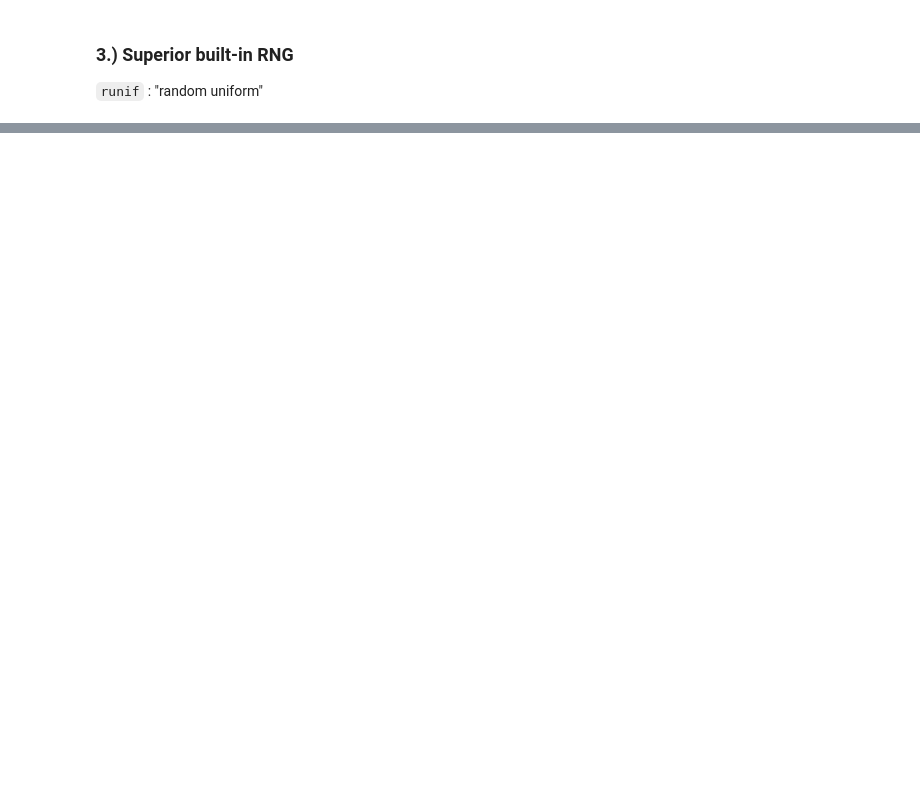
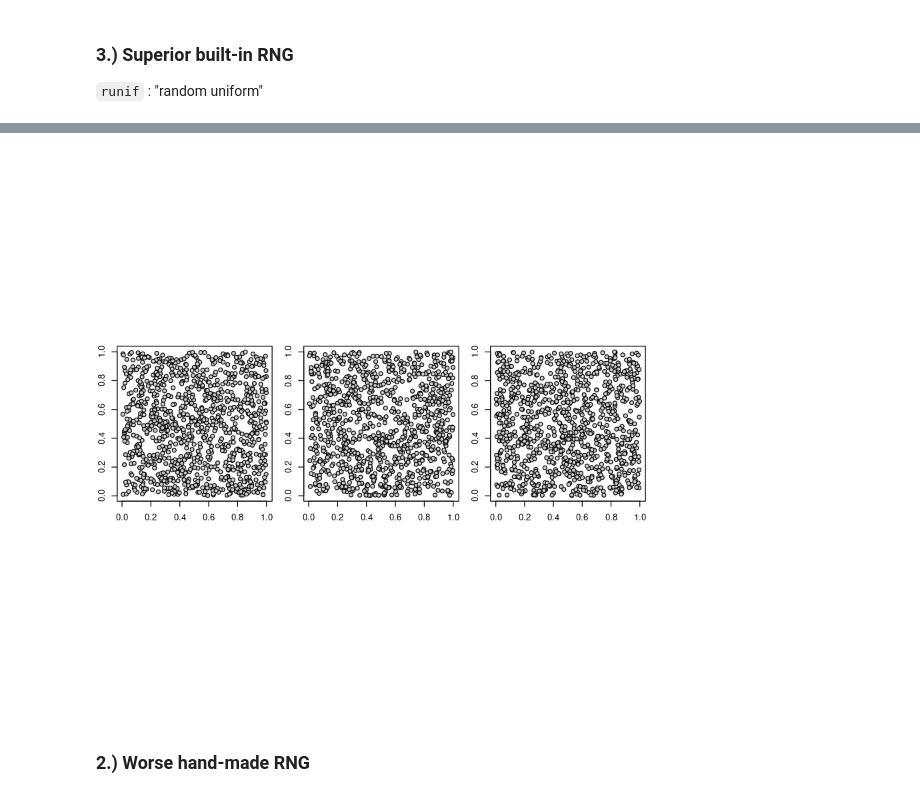
Before and after one commit to masterdesky/ELTE-data-mining-R-2020, a Jupyter notebook: presentation_2/braun_5.2_rng.ipynb, the cells around one changed output, grey strips where cells are left out. Drawn from its saved outputs; the diff is of its cells as text; code cells hidden in the pictures; blank space fills up the shorter version.

```diff
--- a/presentation_2/braun_5.2_rng.ipynb
+++ b/presentation_2/braun_5.2_rng.ipynb
@@ -86,0 +97,36 @@ plot(rn)
+# %%
+coords = function(N, D=3) {
+
+    c = replicate(n=N, exp=runif(D))
+
+    return(c)
+}
+# %%
+c = coords(1000)
+x = c[1,]
+y = c[2,]
+z = c[3,]
+# %%
+options(jupyter.plot_scale=0.8)
+layout(matrix(1:3, 1, 3, byrow = TRUE), respect = TRUE)
+par(omi=c(0,0,0,0), mar=c(2, 2, 1, 1))
+
+plot(x, y, type='n')
+points(x, y,
+       bg=gray(0.8), pch=21)
+
+plot(x, z, type='n')
+points(x, z,
+       bg=gray(0.8), pch=21)
+
+plot(y, z, type='n')
+points(y, z,
+       bg=gray(0.8), pch=21)
+
+# Restore
+par = par()
+options(jupyter.plot_scale=1.4)
+# %% [output]
+[figure, added]
+# %% [markdown]
+### 2.) Worse hand-made RNG
```
Also changed, not shown: parts of 15 cells of this notebook.
